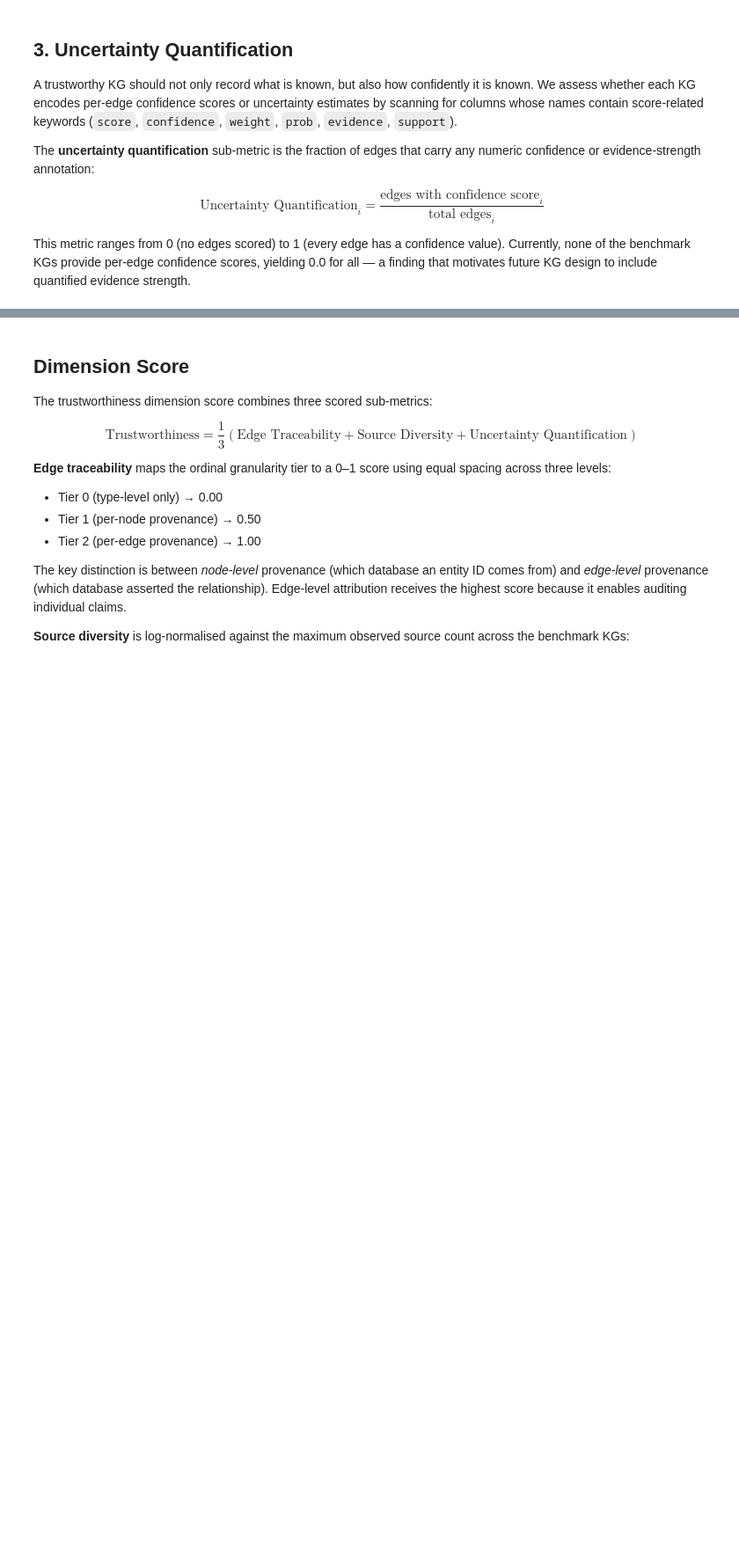
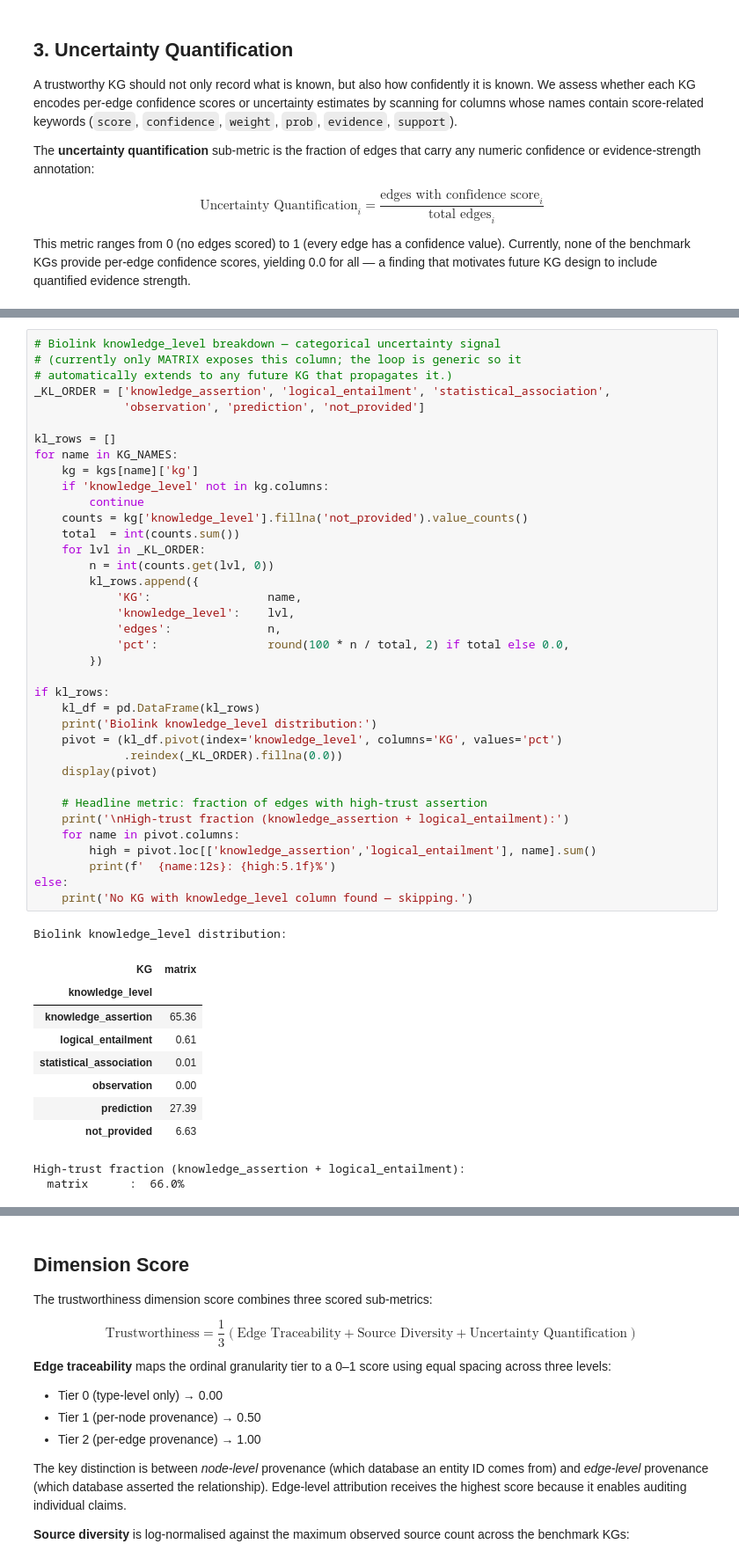
Before and after one commit to emmolins/biokgsuite_dashboard, a Jupyter notebook: eval_notebooks/03_trustworthiness.ipynb, the cells around one changed output, grey strips where cells are left out. Shown at 88% size. Saved outputs shown, nothing was run; the diff lists cells and outputs as text; blank space fills up the shorter version.

```diff
--- a/eval_notebooks/03_trustworthiness.ipynb
+++ b/eval_notebooks/03_trustworthiness.ipynb
@@ -620,3 +704,52 @@ UQ coverage scores (fraction of edges with confidence annotation):
+# %%
+# Biolink knowledge_level breakdown — categorical uncertainty signal
+# (currently only MATRIX exposes this column; the loop is generic so it
+# automatically extends to any future KG that propagates it.)
+_KL_ORDER = ['knowledge_assertion', 'logical_entailment', 'statistical_association',
+             'observation', 'prediction', 'not_provided']
+
+kl_rows = []
+for name in KG_NAMES:
+    kg = kgs[name]['kg']
+    if 'knowledge_level' not in kg.columns:
+        continue
+    counts = kg['knowledge_level'].fillna('not_provided').value_counts()
+    total  = int(counts.sum())
+    for lvl in _KL_ORDER:
+        n = int(counts.get(lvl, 0))
+        kl_rows.append({
+            'KG':                 name,
+            'knowledge_level':    lvl,
+            'edges':              n,
+            'pct':                round(100 * n / total, 2) if total else 0.0,
+        })
+
+if kl_rows:
+    kl_df = pd.DataFrame(kl_rows)
+    print('Biolink knowledge_level distribution:')
+    pivot = (kl_df.pivot(index='knowledge_level', columns='KG', values='pct')
+             .reindex(_KL_ORDER).fillna(0.0))
+    display(pivot)
+
+    # Headline metric: fraction of edges with high-trust assertion
+    print('\nHigh-trust fraction (knowledge_assertion + logical_entailment):')
+    for name in pivot.columns:
+        high = pivot.loc[['knowledge_assertion','logical_entailment'], name].sum()
+        print(f'  {name:12s}: {high:5.1f}%')
+else:
+    print('No KG with knowledge_level column found — skipping.')
+# %% [output]
+Biolink knowledge_level distribution:
+| KG | matrix |
+| knowledge_level |  |
+| knowledge_assertion | 65.36 |
+| logical_entailment | 0.61 |
+| statistical_association | 0.01 |
+| observation | 0.00 |
+| prediction | 27.39 |
+| not_provided | 6.63 |
+High-trust fraction (knowledge_assertion + logical_entailment):
+  matrix      :  66.0%
 # %%
 # Checkpoint
 CKPT_DIR = BASE / 'results' / 'checkpoints'
```
Also changed, not shown: parts of 8 cells of this notebook, 22 other files.
